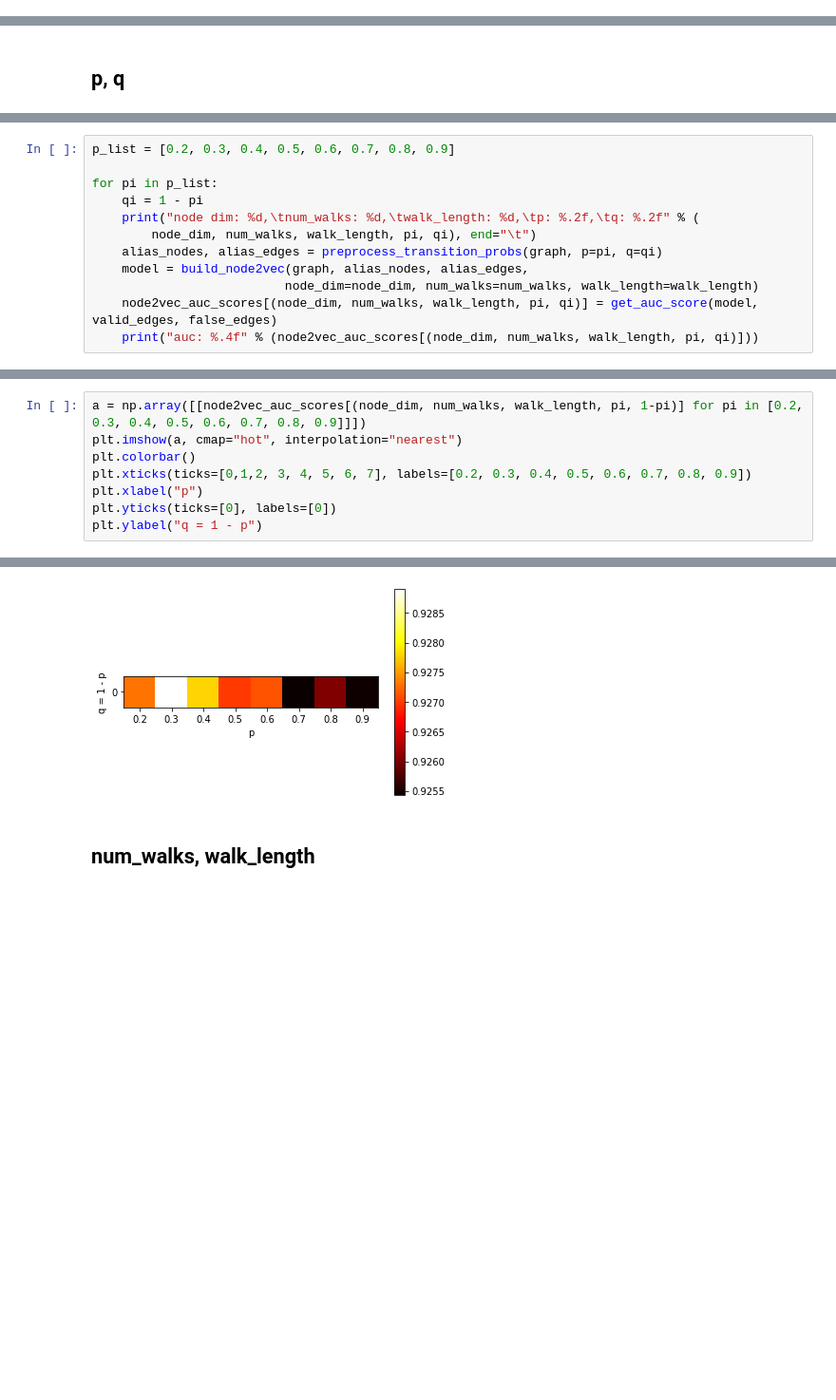
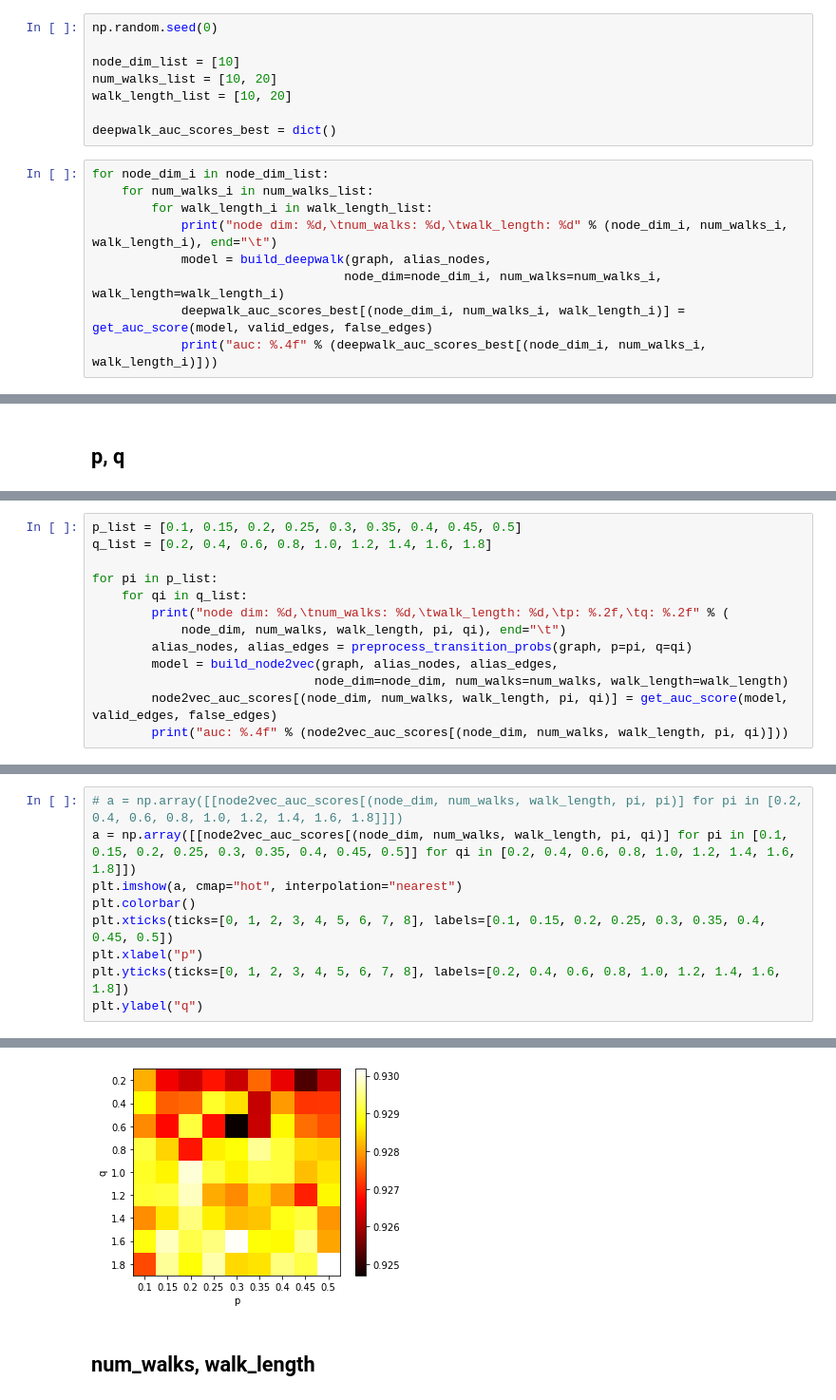
Before and after one commit to nikhilnanda21/yelp-is-all-you-need, a Jupyter notebook: Project2/Project_2_Social_Network_Mining_Colab.ipynb, the cells around one changed output, grey strips where cells are left out. Shown at 95% size. Drawn from its saved outputs; the diff is of its cells as text; blank space fills up the shorter version.

```diff
--- a/Project2/Project_2_Social_Network_Mining_Colab.ipynb
+++ b/Project2/Project_2_Social_Network_Mining_Colab.ipynb
@@ -634,0 +685,17 @@ Text(0, 0.5, ' ')
+# %%
+np.random.seed(0)
+
+node_dim_list = [10]
+num_walks_list = [10, 20]
+walk_length_list = [10, 20]
+
+deepwalk_auc_scores_best = dict()
+# %%
+for node_dim_i in node_dim_list:
+    for num_walks_i in num_walks_list:
+        for walk_length_i in walk_length_list:
+            print("node dim: %d,\tnum_walks: %d,\twalk_length: %d" % (node_dim_i, num_walks_i, walk_length_i), end="\t")
+            model = build_deepwalk(graph, alias_nodes,
+                                  node_dim=node_dim_i, num_walks=num_walks_i, walk_length=walk_length_i)
+            deepwalk_auc_scores_best[(node_dim_i, num_walks_i, walk_length_i)] = get_auc_score(model, valid_edges, false_edges)
+            print("auc: %.4f" % (deepwalk_auc_scores_best[(node_dim_i, num_walks_i, walk_length_i)]))
@@ -649,13 +750,14 @@ node2vec_auc_scores = dict()
 # %%
-p_list = [0.2, 0.3, 0.4, 0.5, 0.6, 0.7, 0.8, 0.9]
+p_list = [0.1, 0.15, 0.2, 0.25, 0.3, 0.35, 0.4, 0.45, 0.5]
+q_list = [0.2, 0.4, 0.6, 0.8, 1.0, 1.2, 1.4, 1.6, 1.8]
 
 for pi in p_list:
-    qi = 1 - pi
-    print("node dim: %d,\tnum_walks: %d,\twalk_length: %d,\tp: %.2f,\tq: %.2f" % (
-        node_dim, num_walks, walk_length, pi, qi), end="\t")
-    alias_nodes, alias_edges = preprocess_transition_probs(graph, p=pi, q=qi)
-    model = build_node2vec(graph, alias_nodes, alias_edges,
-                          node_dim=node_dim, num_walks=num_walks, walk_length=walk_length)
-    node2vec_auc_scores[(node_dim, num_walks, walk_length, pi, qi)] = get_auc_score(model, valid_edges, false_edges)
-    print("auc: %.4f" % (node2vec_auc_scores[(node_dim, num_walks, walk_length, pi, qi)]))
+    for qi in q_list:
+        print("node dim: %d,\tnum_walks: %d,\twalk_length: %d,\tp: %.2f,\tq: %.2f" % (
+            node_dim, num_walks, walk_length, pi, qi), end="\t")
+        alias_nodes, alias_edges = preprocess_transition_probs(graph, p=pi, q=qi)
+        model = build_node2vec(graph, alias_nodes, alias_edges,
+                              node_dim=node_dim, num_walks=num_walks, walk_length=walk_length)
+        node2vec_auc_scores[(node_dim, num_walks, walk_length, pi, qi)] = get_auc_score(model, valid_edges, false_edges)
+        print("auc: %.4f" % (node2vec_auc_scores[(node_dim, num_walks, walk_length, pi, qi)]))
 # %% [output]
@@ -689,9 +801,10 @@ node2vec_auc_scores
 # %%
-a = np.array([[node2vec_auc_scores[(node_dim, num_walks, walk_length, pi, 1-pi)] for pi in [0.2, 0.3, 0.4, 0.5, 0.6, 0.7, 0.8, 0.9]]])
+# a = np.array([[node2vec_auc_scores[(node_dim, num_walks, walk_length, pi, pi)] for pi in [0.2, 0.4, 0.6, 0.8, 1.0, 1.2, 1.4, 1.6, 1.8]]])
+a = np.array([[node2vec_auc_scores[(node_dim, num_walks, walk_length, pi, qi)] for pi in [0.1, 0.15, 0.2, 0.25, 0.3, 0.35, 0.4, 0.45, 0.5]] for qi in [0.2, 0.4, 0.6, 0.8, 1.0, 1.2, 1.4, 1.6, 1.8]])
 plt.imshow(a, cmap="hot", interpolation="nearest")
 plt.colorbar()
-plt.xticks(ticks=[0,1,2, 3, 4, 5, 6, 7], labels=[0.2, 0.3, 0.4, 0.5, 0.6, 0.7, 0.8, 0.9])
+plt.xticks(ticks=[0, 1, 2, 3, 4, 5, 6, 7, 8], labels=[0.1, 0.15, 0.2, 0.25, 0.3, 0.35, 0.4, 0.45, 0.5])
 plt.xlabel("p")
-plt.yticks(ticks=[0], labels=[0])
-plt.ylabel("q = 1 - p")
+plt.yticks(ticks=[0, 1, 2, 3, 4, 5, 6, 7, 8], labels=[0.2, 0.4, 0.6, 0.8, 1.0, 1.2, 1.4, 1.6, 1.8])
+plt.ylabel("q")
 # %% [output]
@@ -699,4 +812,4 @@ Text(0, 0.5, 'q = 1 - p')
-[figure, old version]
+[figure, new version]
 # %% [markdown]
 ## num_walks, walk_length
 # %%
```
Also changed, not shown: parts of 48 cells of this notebook, 4 other files.
